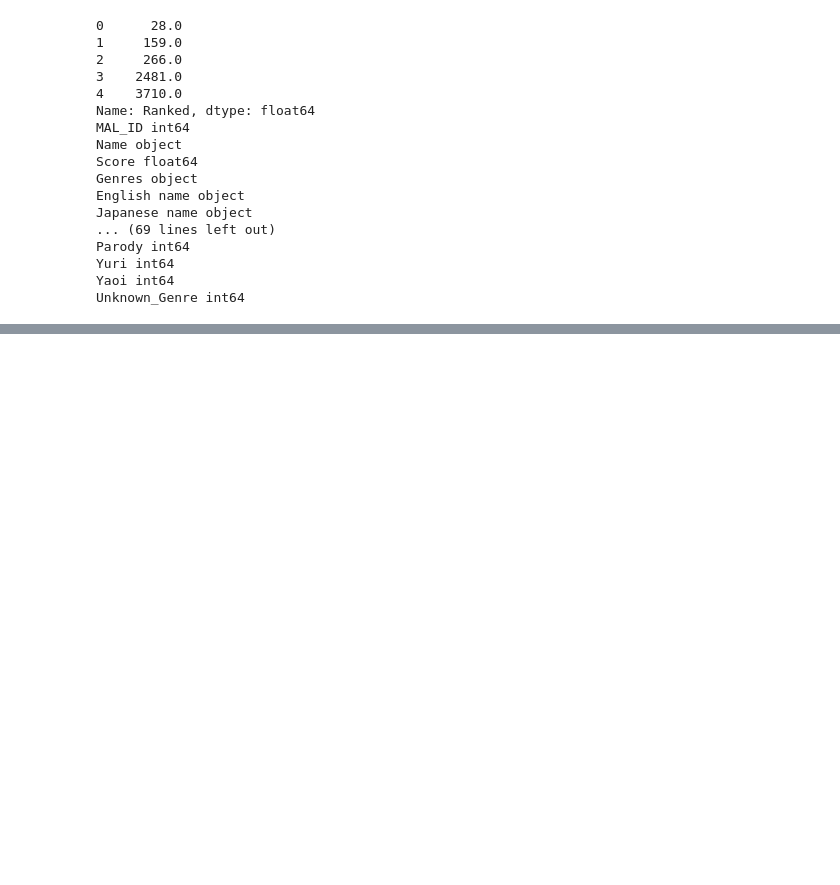
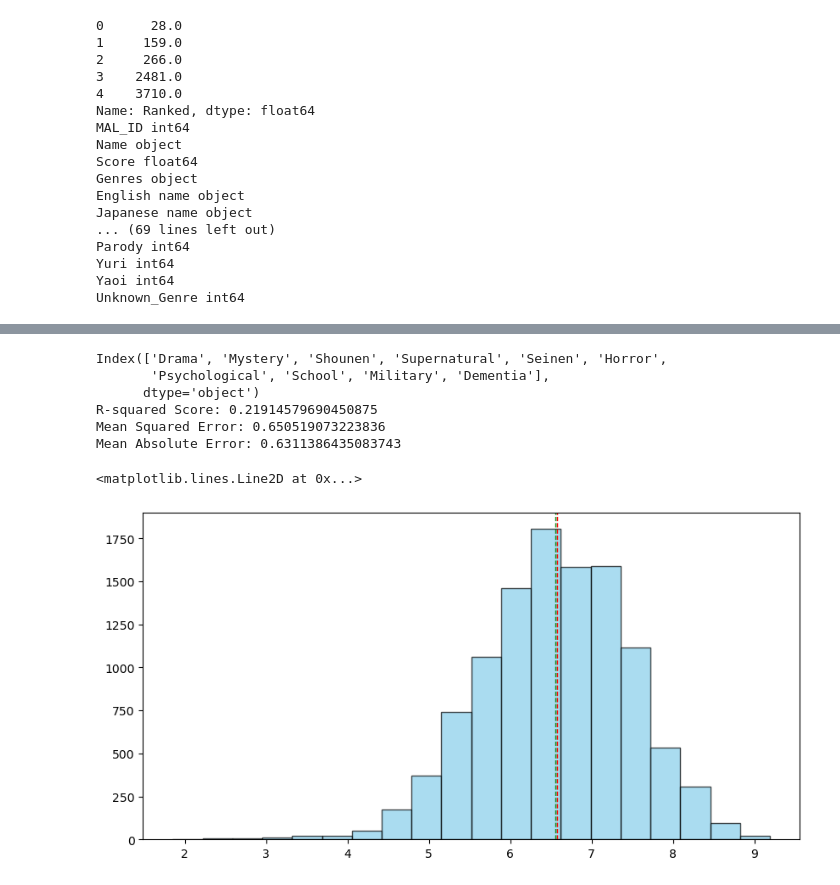
Before and after one commit to AlFarabiDHK/Anime-Recommender, a Jupyter notebook: mal.ipynb, the cells around one changed output, grey strips where cells are left out. Cells and saved outputs as stored; diff of their text form; code cells hidden in the pictures; blank space fills up the shorter version.

Commit message:
linear reg + nn for mal

```diff
--- a/mal.ipynb
+++ b/mal.ipynb
@@ -494,0 +595,43 @@ Mean Absolute Error: 0.4633416326225825
+# %%
+from sklearn.feature_selection import RFE
+
+# Create a LinearRegression instance
+model = Ridge(alpha=1.0)
+
+# Initialize RFE
+rfe = RFE(estimator=model, n_features_to_select=10)
+
+# Fit RFE
+X_train_rfe = rfe.fit_transform(X_train, y_train)
+
+# Fit the model to the training data
+model.fit(X_train_rfe, y_train)
+
+# Print the features selected by RFE
+selected_features = pd.Series(rfe.support_, index = X_train.columns)
+print(selected_features[selected_features==True].index)
+
+# Make predictions on the testing data
+X_test_rfe = rfe.transform(X_test)
+y_pred = model.predict(X_test_rfe)
+
+# Calculate and print the R-squared score and mean squared error
+print(f"R-squared Score: {r2_score(y_test, y_pred)}")
+print(f"Mean Squared Error: {mean_squared_error(y_test, y_pred)}")
+print(f"Mean Absolute Error: {mean_absolute_error(y_test, y_pred)}")
+# %% [output]
+Index(['Drama', 'Mystery', 'Shounen', 'Supernatural', 'Seinen', 'Horror',
+       'Psychological', 'School', 'Military', 'Dementia'],
+      dtype='object')
+R-squared Score: 0.21914579690450875
+Mean Squared Error: 0.650519073223836
+Mean Absolute Error: 0.6311386435083743
+# %%
+# plot df scores distribution with median and mean
+plt.figure(figsize=(10, 5))
+plt.hist(df['Score'], bins=20, color='skyblue', edgecolor='black', alpha=0.7)
+plt.axvline(df['Score'].median(), color='red', linestyle='dashed', linewidth=1)
+plt.axvline(df['Score'].mean(), color='green', linestyle='dashed', linewidth=1)
+# %% [output]
+<matplotlib.lines.Line2D at 0x...>
+[figure, added]
```
Also changed, not shown: parts of 23 cells of this notebook.
